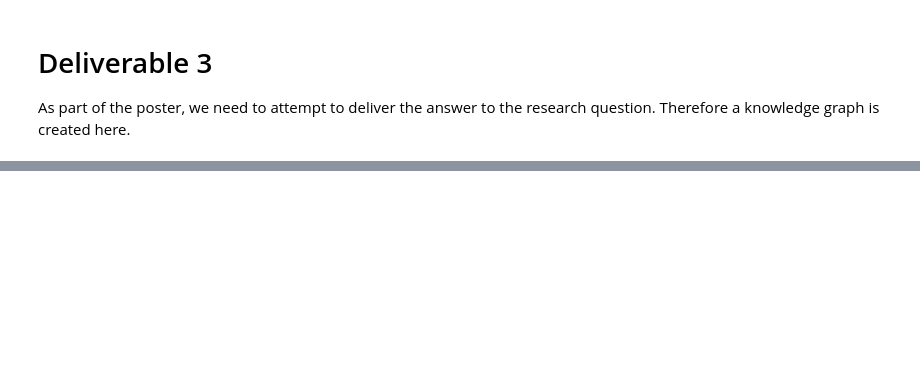
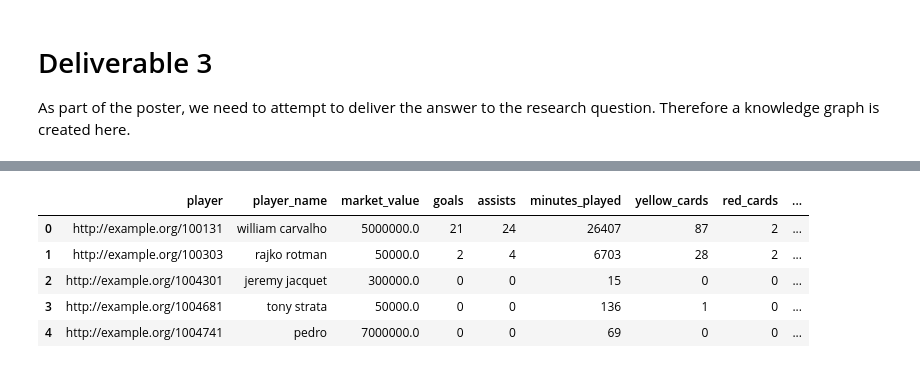
Before and after one commit to mrdbstn/2amd20, a Jupyter notebook: assignment.ipynb, the cells around one changed output, grey strips where cells are left out. Saved outputs shown, nothing was run; the diff lists cells and outputs as text; code cells hidden in the pictures; blank space fills up the shorter version.

```diff
--- a/assignment.ipynb
+++ b/assignment.ipynb
@@ -233,0 +345,9 @@ kg.serialize(cwd+"/knowledge_graph.ttl", format="turtle")
+# %%
+aggregated_df.head()
+# %% [output]
+|  | player | player_name | market_value | goals | assists | minutes_played | yellow_cards | red_cards | ... |
+| 0 | http://example.org/100131 | william carvalho | 5000000.0 | 21 | 24 | 26407 | 87 | 2 | ... |
+| 1 | http://example.org/100303 | rajko rotman | 50000.0 | 2 | 4 | 6703 | 28 | 2 | ... |
+| 2 | http://example.org/1004301 | jeremy jacquet | 300000.0 | 0 | 0 | 15 | 0 | 0 | ... |
+| 3 | http://example.org/1004681 | tony strata | 50000.0 | 0 | 0 | 136 | 1 | 0 | ... |
+| 4 | http://example.org/1004741 | pedro | 7000000.0 | 0 | 0 | 69 | 0 | 0 | ... |
```
Also changed, not shown: parts of 17 cells of this notebook, 1 other file.
